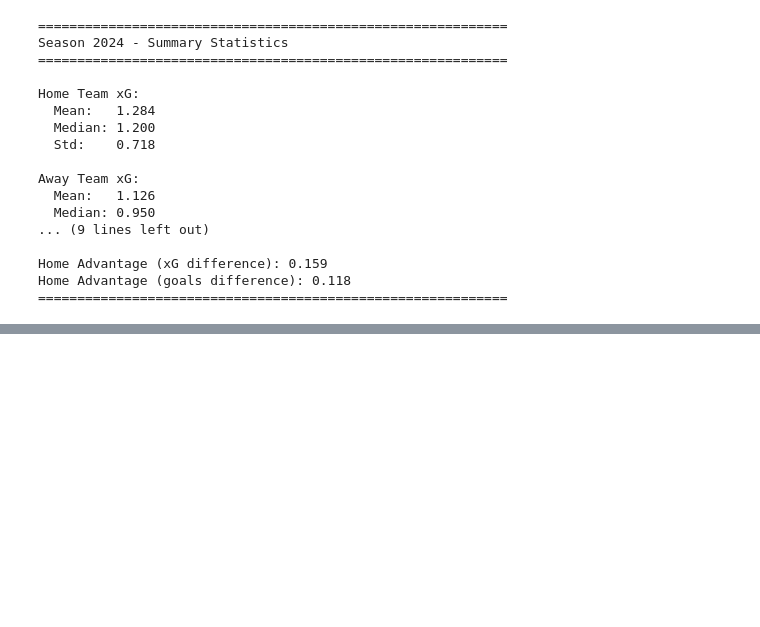
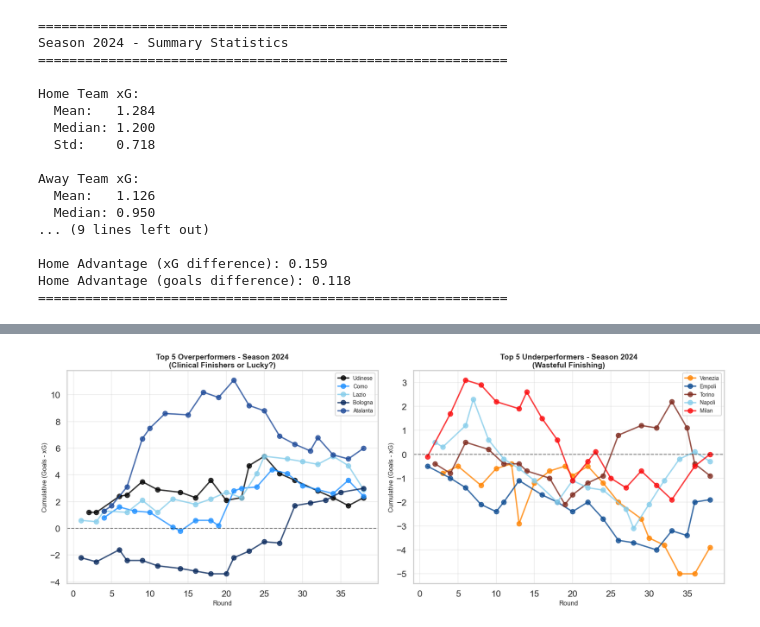
Before and after one commit to michaail/serie-a-data-analysis, a Jupyter notebook: xG_analysis.ipynb, the cells around one changed output, grey strips where cells are left out. Drawn from its saved outputs; the diff is of its cells as text; code cells hidden in the pictures; blank space fills up the shorter version.

Commit message:
xG analysis added

```diff
--- a/xG_analysis.ipynb
+++ b/xG_analysis.ipynb
@@ -265,19 +262,0 @@ Top underperformers in season 2024:
-# %%
-# Overperformance = goals - xG per match
-df['goal_minus_xg'] = df['gf'].fillna(0) - df['xg'].fillna(0)
-
-plt.figure(figsize=(10, 6))
-sns.scatterplot(
-    data=df[df['season'] == season_focus],
-    x='xg',
-    y='goal_minus_xg',
-    alpha=0.6
-)
-plt.axhline(0, color='red', linestyle='--', linewidth=2, label='Expected performance')
-plt.title(f"Over/underperformance vs xG (season {season_focus})")
-plt.xlabel("xG")
-plt.ylabel("Goals - xG")
-plt.legend()
-plt.grid(alpha=0.3)
-plt.tight_layout()
-plt.show()
@@ -649,0 +576,71 @@ Home Advantage (goals difference): 0.118
+# %%
+# Analysis #1: xG Overperformance Sustainability
+# Track cumulative (Goals - xG) across rounds to see if teams sustain overperformance
+
+# Calculate overperformance per match
+df['overperf_match'] = df['gf'] - df['xg']
+
+# For focused season, calculate cumulative overperformance by team
+season_df = df[df['season'] == season_focus].sort_values(['team', 'round']).copy()
+
+# Calculate cumulative overperformance
+cumulative_overperf = []
+for team in season_df['team'].unique():
+    team_data = season_df[season_df['team'] == team].copy()
+    team_data['cumulative_overperf'] = team_data['overperf_match'].cumsum()
+    cumulative_overperf.append(team_data[['team', 'round', 'cumulative_overperf']])
+
+cumulative_df = pd.concat(cumulative_overperf)
+
+# Identify top 5 overperformers and bottom 5 underperformers at season end
+final_overperf = cumulative_df[cumulative_df['round'] == 38].sort_values('cumulative_overperf')
+top5_teams = final_overperf.tail(5)['team'].tolist()
+bottom5_teams = final_overperf.head(5)['team'].tolist()
+
+# Create visualization
+fig, (ax1, ax2) = plt.subplots(1, 2, figsize=(18, 7))
+
+# Plot top 5 overperformers
+for team in top5_teams:
+    team_data = cumulative_df[cumulative_df['team'] == team]
+    team_color = team_colors.get(team, 'steelblue')
+    ax1.plot(team_data['round'], team_data['cumulative_overperf'],
+             marker='o', linewidth=2.5, alpha=0.8, label=team, color=team_color)
+
+ax1.axhline(0, color='black', linestyle='--', linewidth=1.5, alpha=0.5)
+ax1.set_xlabel('Round', fontsize=12)
+ax1.set_ylabel('Cumulative (Goals - xG)', fontsize=12)
+ax1.set_title(f'Top 5 Overperformers - Season {season_focus}\n(Clinical Finishers or Lucky?)',
+              fontsize=14, weight='bold')
+ax1.legend(loc='best', fontsize=10)
+ax1.grid(alpha=0.3)
+
+# Plot bottom 5 underperformers
+for team in bottom5_teams:
+    team_data = cumulative_df[cumulative_df['team'] == team]
+    team_color = team_colors.get(team, 'crimson')
+    ax2.plot(team_data['round'], team_data['cumulative_overperf'],
+             marker='o', linewidth=2.5, alpha=0.8, label=team, color=team_color)
+
+ax2.axhline(0, color='black', linestyle='--', linewidth=1.5, alpha=0.5)
+ax2.set_xlabel('Round', fontsize=12)
+ax2.set_ylabel('Cumulative (Goals - xG)', fontsize=12)
+ax2.set_title(f'Top 5 Underperformers - Season {season_focus}\n(Wasteful Finishing)',
+              fontsize=14, weight='bold')
+ax2.legend(loc='best', fontsize=10)
+ax2.grid(alpha=0.3)
+
+plt.tight_layout()
+plt.show()
+
+# Print insights
+print(f"\n{'='*70}")
+print(f"Season {season_focus} - Overperformance Analysis")
+print(f"{'='*70}\n")
+print("Top 5 Clinical Finishers (Most overperformance):")
+print(final_overperf.tail(5)[['team', 'cumulative_overperf']].to_string(index=False))
+print("\nTop 5 Wasteful Teams (Most underperformance):")
+print(final_overperf.head(5)[['team', 'cumulative_overperf']].to_string(index=False))
+print(f"\n{'='*70}")
+# %% [output]
+[figure, added]
```
Also changed, not shown: parts of 12 cells of this notebook.
